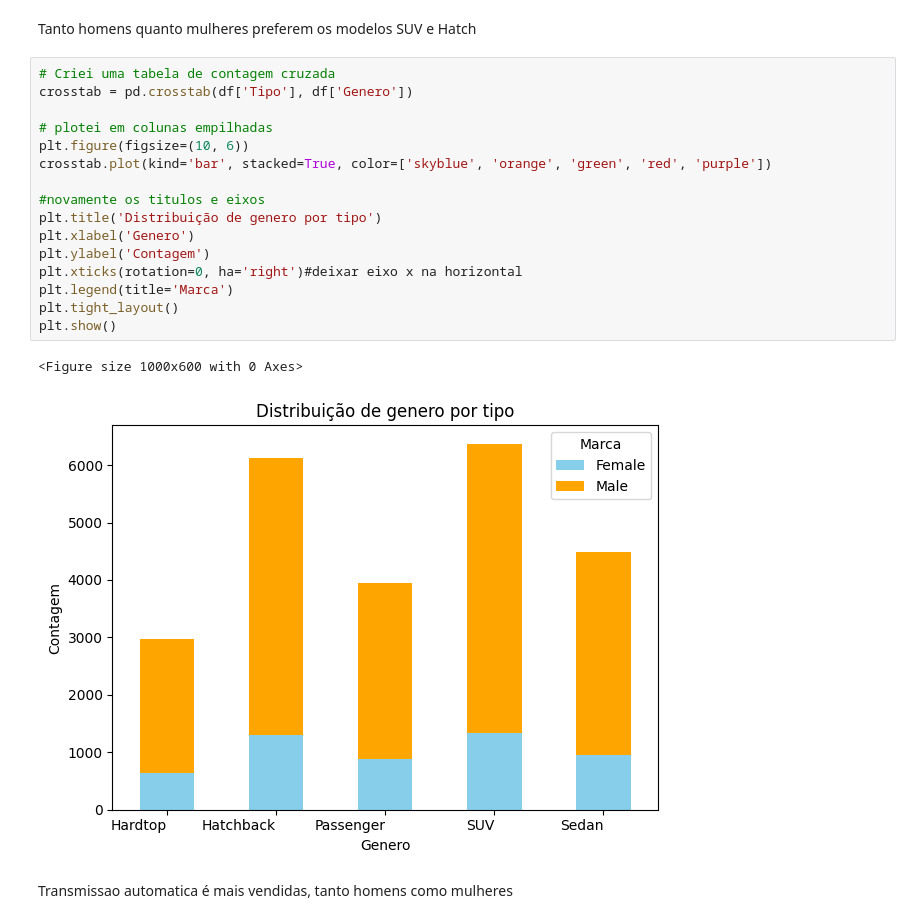
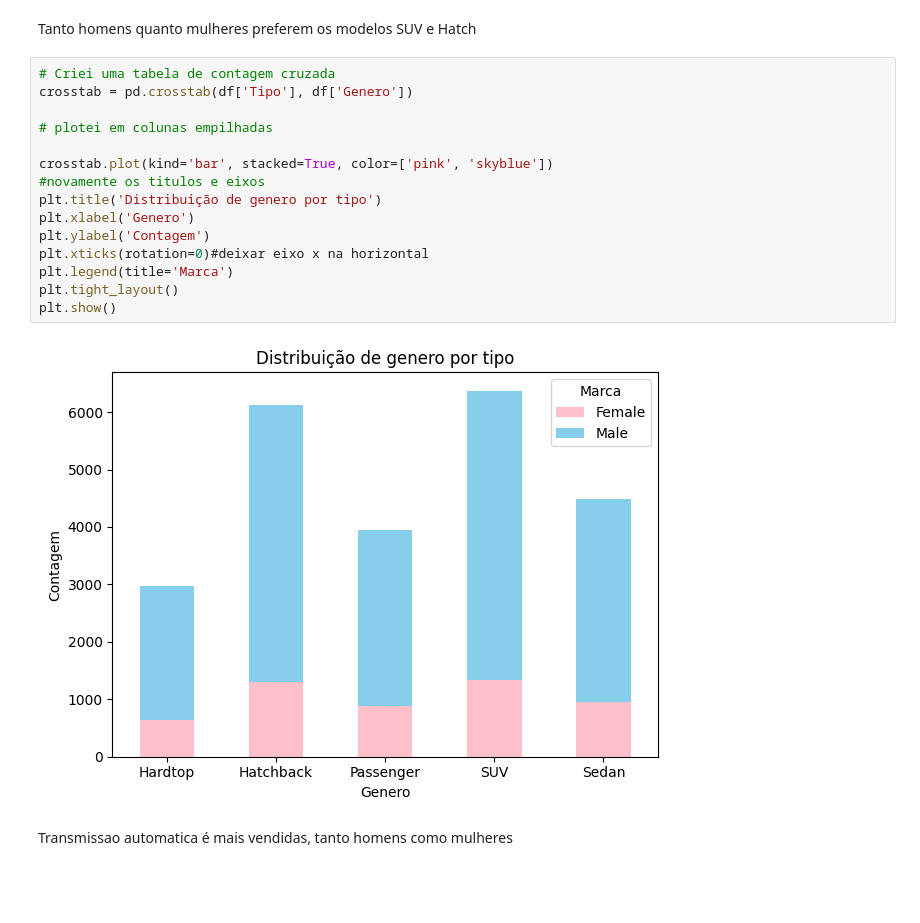
Before and after one commit to AlexPontes97/Projetos, a Jupyter notebook: venda_de_carros.ipynb, the cells around one changed output. Saved outputs shown, nothing was run; the diff lists cells and outputs as text; blank space fills up the shorter version.

```diff
--- a/venda_de_carros.ipynb
+++ b/venda_de_carros.ipynb
@@ -108,22 +108,20 @@ Tanto homens quanto mulheres preferem os modelos SUV e Hatch
 # %%
 # Criei uma tabela de contagem cruzada
 crosstab = pd.crosstab(df['Tipo'], df['Genero'])
 
 # plotei em colunas empilhadas
-plt.figure(figsize=(10, 6))
-crosstab.plot(kind='bar', stacked=True, color=['skyblue', 'orange', 'green', 'red', 'purple'])
 
+crosstab.plot(kind='bar', stacked=True, color=['pink', 'skyblue'])
 #novamente os titulos e eixos
 plt.title('Distribuição de genero por tipo')
 plt.xlabel('Genero')
 plt.ylabel('Contagem')
-plt.xticks(rotation=0, ha='right')#deixar eixo x na horizontal
+plt.xticks(rotation=0)#deixar eixo x na horizontal
 plt.legend(title='Marca')
 plt.tight_layout()
 plt.show()
 # %% [output]
-<Figure size 1000x600 with 0 Axes>
-[figure, old version]
+[figure, new version]
 # %% [markdown]
 Transmissao automatica é mais vendidas, tanto homens como mulheres
 # %%
```
Also changed, not shown: parts of 7 cells of this notebook.
